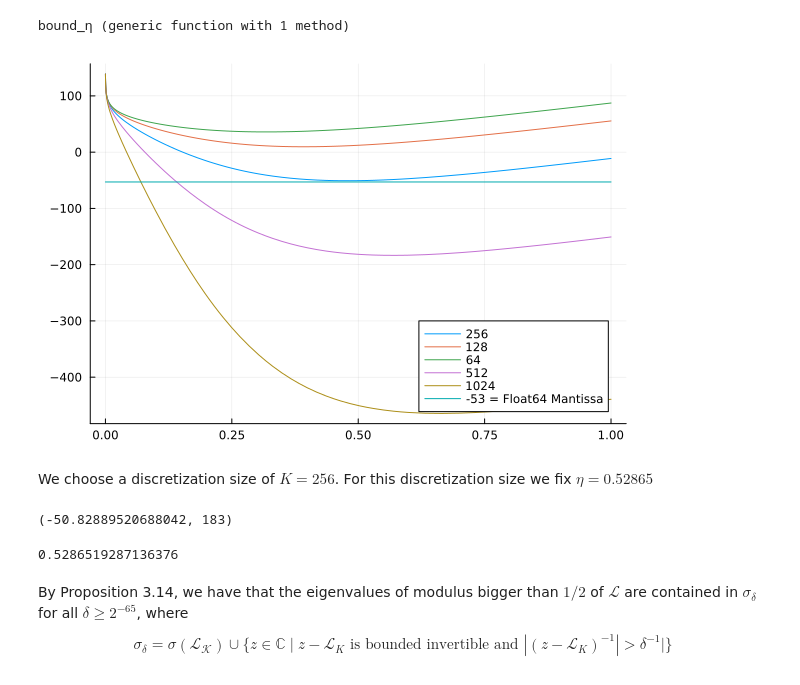
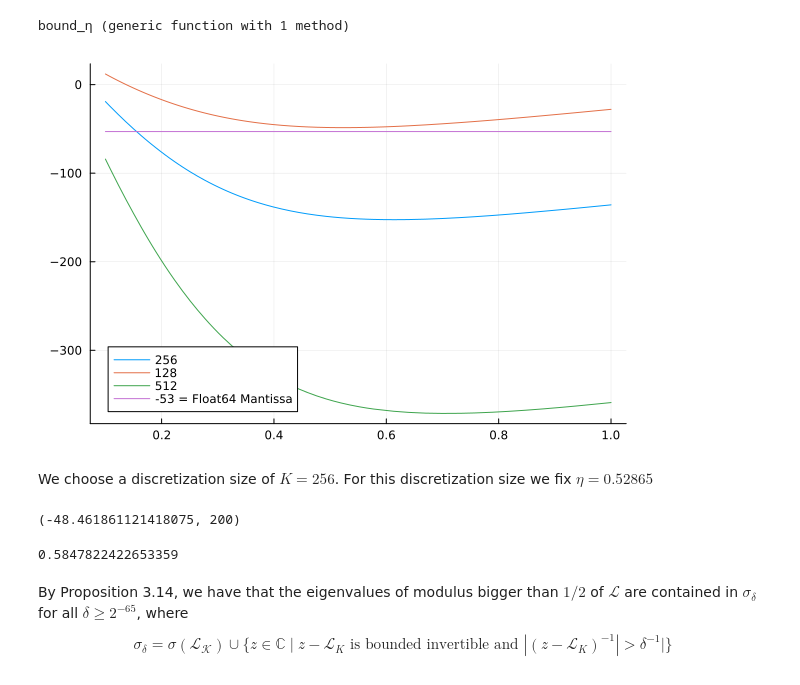
Before and after one commit to orkolorko/ExperimentsPseudospectra.jl, a Jupyter notebook: notebook/Blashke/Blaschke.ipynb, the cells around one changed output. Cells and saved outputs as stored; diff of their text form; code cells hidden in the pictures.

```diff
--- a/notebook/Blashke/Blaschke.ipynb
+++ b/notebook/Blashke/Blaschke.ipynb
@@ -30,7 +26,7 @@ B_{\mu}(z) = \frac{z (\mu - z)} {1 - \bar{\mu} z},
 $$
 with $\mu = \frac{17\sqrt{2}}{32} e^{i \pi/8}$.
 # %%
-r = sqrt(2)*15/32
+r = sqrt(2)*(3/8)
 ϕ = π / 8
 
 max_r = 10.0
@@ -198,28 +194,28 @@ end
 # %% [output]
 bound_η (generic function with 1 method)
 # %%
-xmin = 0.0
+xmin = 0.1
 xmax = 1.0
 plot(η -> bound_η(η; K = 256, μ = 1/2)[1], xmin, xmax, label = "256")
 plot!(η -> bound_η(η; K = 128, μ = 1/2)[1], xmin, xmax, label = "128")
-plot!(η -> bound_η(η; K = 64, μ = 1/2)[1], xmin, xmax, label = "64")
+#plot!(η -> bound_η(η; K = 64, μ = 1/2)[1], xmin, xmax, label = "64")
 plot!(η -> bound_η(η; K = 512, μ = 1/2)[1], xmin, xmax, label = "512")
-plot!(η -> bound_η(η; K = 1024, μ = 1/2)[1], xmin, xmax, label = "1024")
+#plot!(η -> bound_η(η; K = 1024, μ = 1/2)[1], xmin, xmax, label = "1024")
 plot!(η -> -53, label = "-53 = Float64 Mantissa")
 # %% [output]
-[figure, old version]
+[figure, new version]
 # %% [markdown]
 We choose a discretization size of $K=256$. For this discretization size we fix $\eta = 0.52865$
 # %%
 steps = 200
-val, index = findmin([bound_η(η; K = 256, μ = 1/2)[1] for η in LinRange(0.25, 0.5, steps)])
+val, index = findmin([bound_η(η; K = 128, μ = 1/2)[1] for η in LinRange(0.25, 0.5, steps)])
 # %% [output]
-(-50.82889520688042, 183)
+(-48.461861121418075, 200)
 # %%
 chosen_η = LinRange(0.2, 0.5, steps)[index]
-chosen_α = bound_η(chosen_η; K = 256, μ = 1/2)[2]
+chosen_α = bound_η(chosen_η; K = 128, μ = 1/2)[2]
 # %% [output]
-0.5286519287136376
+0.5847822422653359
 # %% [markdown]
 By Proposition 3.14, we have that the eigenvalues of modulus bigger than $1/2$ of $\mathcal{L}$ are contained
 in $\sigma_\delta$ for all $\delta\geq 2^{-65}$, where
```
Also changed, not shown: parts of 10 cells of this notebook, 39 other files.
